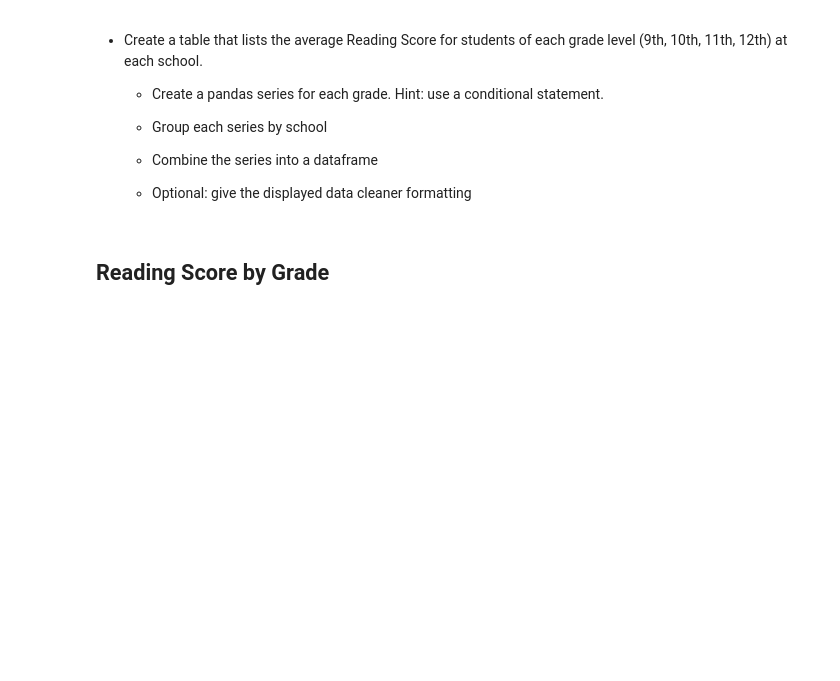
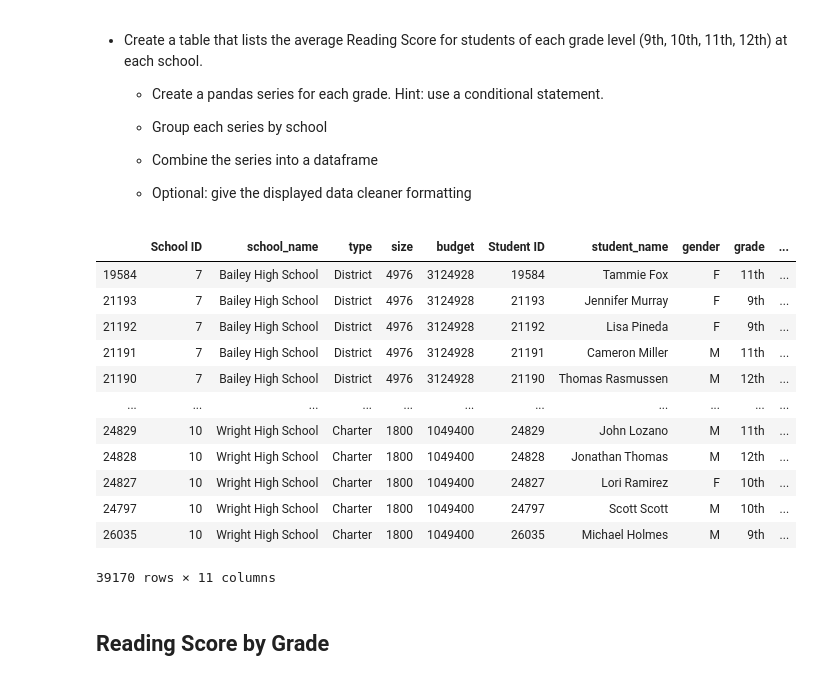
Before and after one commit to Hans518/pandas-challenge, a Jupyter notebook: PyCitySchools.ipynb, the cells around one changed output. Cells and saved outputs as stored; diff of their text form; code cells hidden in the pictures; blank space fills up the shorter version.

```diff
--- a/PyCitySchools.ipynb
+++ b/PyCitySchools.ipynb
@@ -267,6 +239,22 @@ top_school_pass_df.head()
   * Combine the series into a dataframe
 
   * Optional: give the displayed data cleaner formatting
+# %%
+school_data_complete
+# %% [output]
+|  | School ID | school_name | type | size | budget | Student ID | student_name | gender | grade | ... |
+| 19584 | 7 | Bailey High School | District | 4976 | 3124928 | 19584 | Tammie Fox | F | 11th | ... |
+| 21193 | 7 | Bailey High School | District | 4976 | 3124928 | 21193 | Jennifer Murray | F | 9th | ... |
+| 21192 | 7 | Bailey High School | District | 4976 | 3124928 | 21192 | Lisa Pineda | F | 9th | ... |
+| 21191 | 7 | Bailey High School | District | 4976 | 3124928 | 21191 | Cameron Miller | M | 11th | ... |
+| 21190 | 7 | Bailey High School | District | 4976 | 3124928 | 21190 | Thomas Rasmussen | M | 12th | ... |
+| ... | ... | ... | ... | ... | ... | ... | ... | ... | ... | ... |
+| 24829 | 10 | Wright High School | Charter | 1800 | 1049400 | 24829 | John Lozano | M | 11th | ... |
+| 24828 | 10 | Wright High School | Charter | 1800 | 1049400 | 24828 | Jonathan Thomas | M | 12th | ... |
+| 24827 | 10 | Wright High School | Charter | 1800 | 1049400 | 24827 | Lori Ramirez | F | 10th | ... |
+| 24797 | 10 | Wright High School | Charter | 1800 | 1049400 | 24797 | Scott Scott | M | 10th | ... |
+| 26035 | 10 | Wright High School | Charter | 1800 | 1049400 | 26035 | Michael Holmes | M | 9th | ... |
+39170 rows × 11 columns
 # %% [markdown]
 ## Reading Score by Grade
 # %% [markdown]
```
Also changed, not shown: parts of 8 cells of this notebook.
